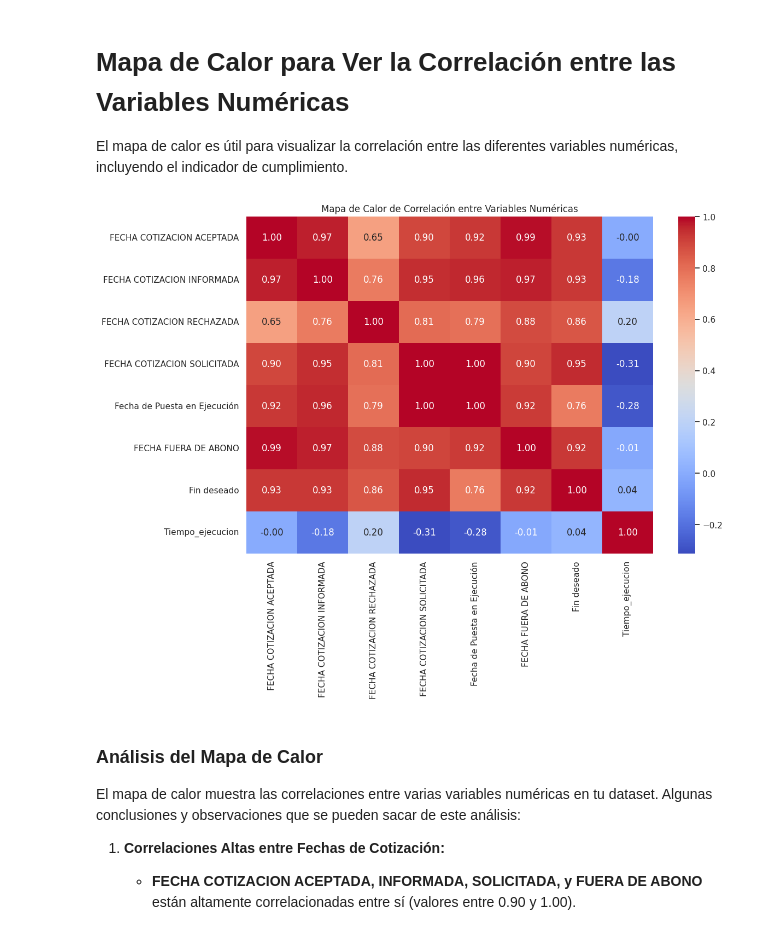
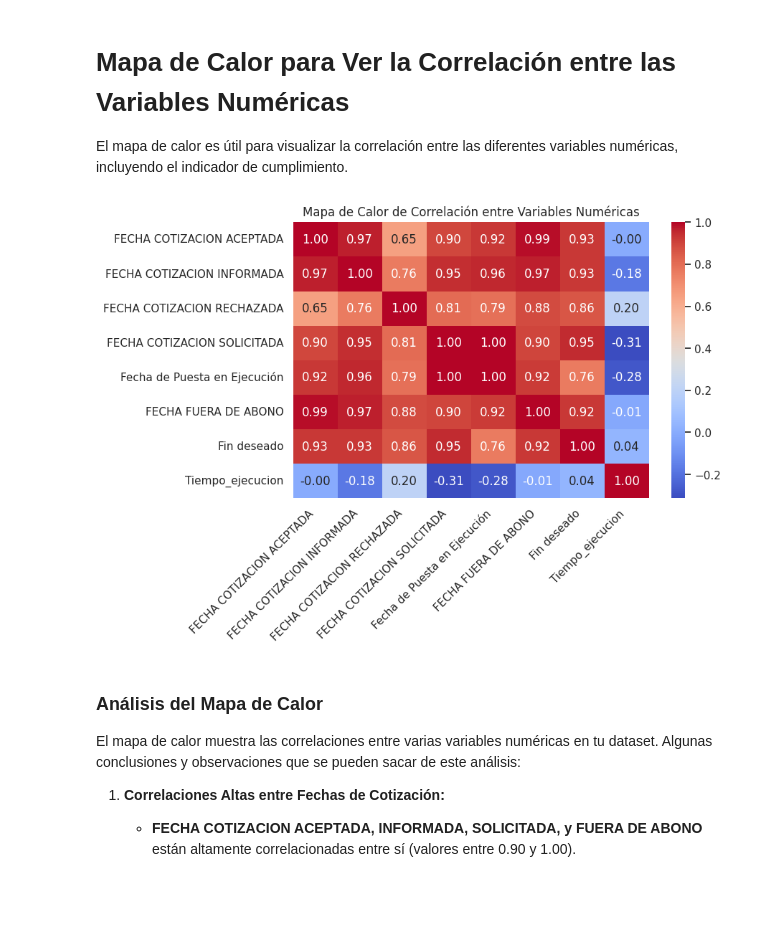
Before and after one commit to tdiego74/PPS, a Jupyter notebook: PPS.ipynb, the cells around one changed output. Saved outputs shown, nothing was run; the diff lists cells and outputs as text; code cells hidden in the pictures; blank space fills up the shorter version.

```diff
--- a/PPS.ipynb
+++ b/PPS.ipynb
@@ -172,18 +172,19 @@ El mapa de calor es útil para visualizar la correlación entre las diferentes v
 # %%
 import matplotlib.pyplot as plt
 import seaborn as sns
 
 # Filtrar solo las columnas numéricas
 df_numeric = data.select_dtypes(include=['float64', 'int64'])
 
 # Crear un mapa de calor para ver las correlaciones entre las variables numéricas
-plt.figure(figsize=(12, 8))
+plt.figure(figsize=(8, 5))
 correlation_matrix = df_numeric.corr()
 sns.heatmap(correlation_matrix, annot=True, cmap='coolwarm', fmt='.2f')
+plt.xticks(rotation=45, ha="right")
 plt.title('Mapa de Calor de Correlación entre Variables Numéricas')
 plt.show()
 # %% [output]
-[figure, old version]
+[figure, new version]
 # %% [markdown]
 ### Análisis del Mapa de Calor
 
```
